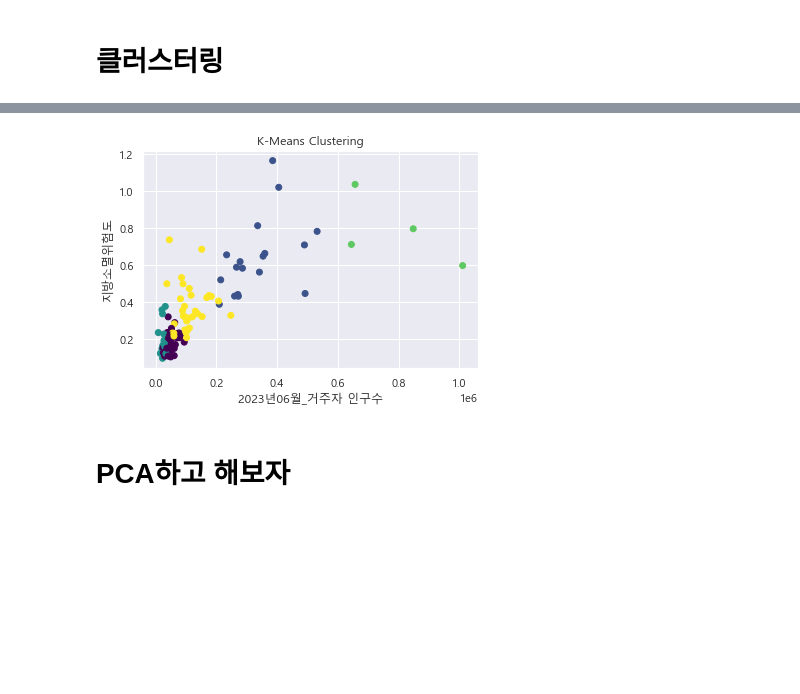
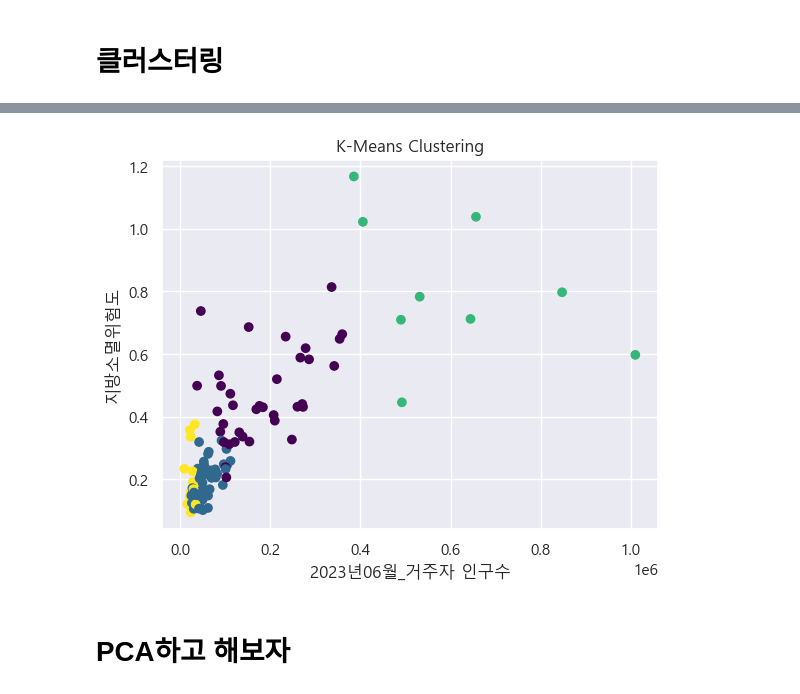
Before and after one commit to won4513/data_analytics, a Jupyter notebook: nabis/clustering.ipynb, the cells around one changed output, grey strips where cells are left out. Drawn from its saved outputs; the diff is of its cells as text; code cells hidden in the pictures; blank space fills up the shorter version.

```diff
--- a/nabis/clustering.ipynb
+++ b/nabis/clustering.ipynb
@@ -13,9 +13,9 @@ sns.set(font="Malgun Gothic",#"NanumGothicCoding",
 # %% [markdown]
 # 클러스터링
 # %%
-df = pd.read_csv('C:/Users/user/Desktop/데분/df.csv')
-lp_data21 = pd.read_csv('C:/Users/user/Desktop/데분/living_pop2021.csv', encoding = 'cp949')
-lp_data22 = pd.read_csv('C:/Users/user/Desktop/데분/living_pop2022.csv', encoding = 'utf-8')
+df = pd.read_csv('C:/Users/admin/Desktop/공모전/nabis/데이터셋/df.csv')
+lp_data21 = pd.read_csv('C:/Users/admin/Desktop/공모전/nabis/데이터셋/living_pop2021.csv', encoding = 'cp949')
+lp_data22 = pd.read_csv('C:/Users/admin/Desktop/공모전/nabis/데이터셋/living_pop2022.csv', encoding = 'utf-8')
 # %%
 df.drop(df.iloc[:,:1], axis = 1, inplace = True)
 lp_data21.drop(lp_data21.iloc[:,:1], axis = 1, inplace = True)
@@ -37,28 +37,28 @@ sns.heatmap(df.corr())
 # %%
 numeric_df = df.iloc[:, 1:]
 
 # 데이터 정규화 (Standardization)
 scaler = StandardScaler()
 normalized_df = scaler.fit_transform(numeric_df)
 
 # K-Means 클러스터링 모델 생성 및 학습
-n_clusters = 5  # 클러스터 개수 설정
+n_clusters = 4  # 클러스터 개수 설정
 kmeans = KMeans(n_clusters=n_clusters, random_state=42)
 kmeans.fit(normalized_df)
 
 # 클러스터 레이블 가져오기
 cluster_labels = kmeans.labels_
 
 # 클러스터링 결과 시각화
 df['Cluster'] = cluster_labels  # 클러스터 레이블을 데이터프레임에 추가
 
 plt.scatter(df['2023년06월_거주자 인구수'], df['지방소멸위험도'], c=df['Cluster'], cmap='viridis')
 plt.xlabel('2023년06월_거주자 인구수')
 plt.ylabel('지방소멸위험도')
 plt.title('K-Means Clustering')
 plt.show()
 # %% [output]
-[figure, old version]
+[figure, new version]
 # %% [markdown]
 # PCA하고 해보자
 # %%
```
Also changed, not shown: parts of 9 cells of this notebook, 1 other file.
